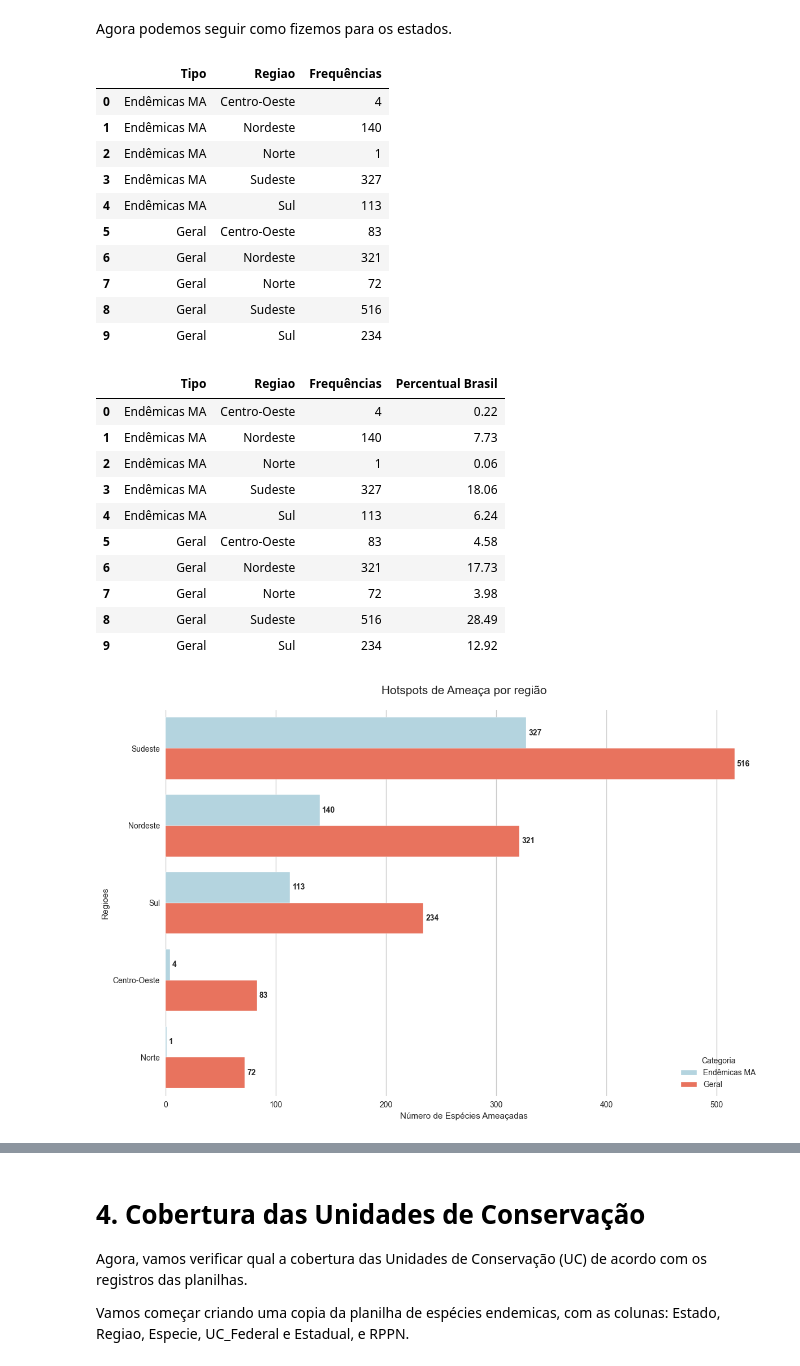
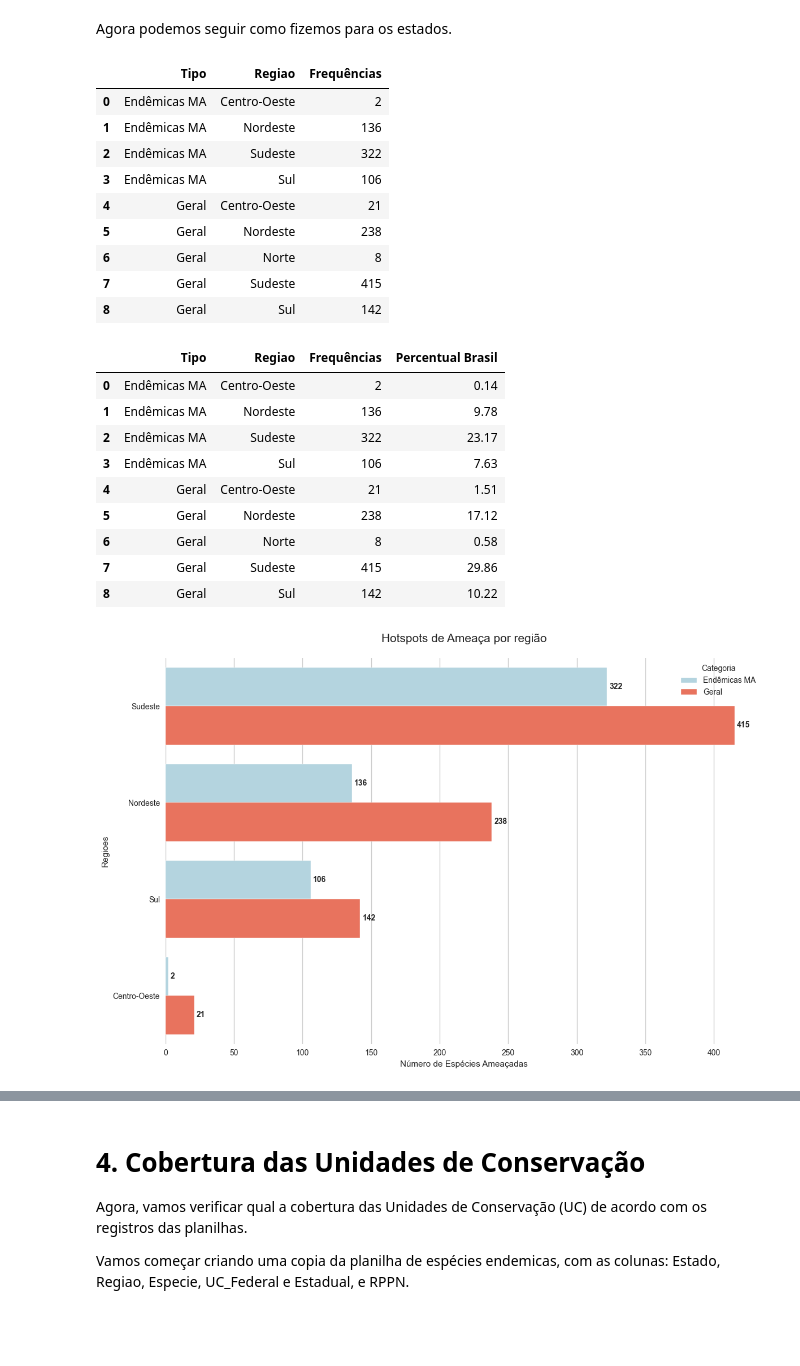
Before and after one commit to Carrascofs/analise-biodiversidade-mata-atlantica, a Jupyter notebook: notebooks/01_limpeza_e_exploracao.ipynb, the cells around one changed output, grey strips where cells are left out. Saved outputs shown, nothing was run; the diff lists cells and outputs as text; code cells hidden in the pictures; blank space fills up the shorter version.

Commit message:
Mexi na parte quatro, preciso só descrever os resultados e dar um panorama geral de tudo que foi feito e descoberto com essa análise exploratória.

```diff
--- a/notebooks/01_limpeza_e_exploracao.ipynb
+++ b/notebooks/01_limpeza_e_exploracao.ipynb
@@ -607,6 +634,9 @@ E quando avaliamos por categoria de ameaça, vemos que esse grupo tem um percent
 Aqui, vamos descobrir de forma genérica quais os lugares com mais espécies ameaçadas. Vamos utilizar a planilha já filtrada somente com as espécies dos grupos mais vulneráveis.
 
 Começamos utilizando os estados.
+# %%
+# Criamos um novo subconjunto somente com espécies endêmicas ameaçadas
+df_endem_br = df_endem_ameaçadas[df_endem_ameaçadas['Endemica_Brasil'] == 'Sim']
 # %%
 # Separamos as freqências de espécies por estados e geramos uma planilha nova.
 # A nova planilha estará organizada em ordem decrescente dos valores de frequência.
@@ -633,7 +663,7 @@ estados_filtr
  Como há registros que contemplam mais de um estado, vamos explodir os mesmos e ter mais de uma linha para cada estado que a espécie ocorre. Assim, temos uma análise mais representativa da presença das espécies em cada estado.
 # %%
 #criamos uma copia da planilha de espécies endemicas e filtradas para explodir os estados
-estados_explod  = df_endem_filtr['Estado'].copy().to_frame()
+estados_explod  = df_endem_br['Estado'].copy().to_frame()
 
 #filtramos os valores nulos e vazios antes de processar
 estados_explod = estados_explod[estados_explod['Estado'].notna()]  # Remove NaN
@@ -750,7 +783,9 @@ Text(0, 0.5, 'Estado')
 # %% [markdown]
 Faremos o mesmo, mas considerando somente as espécies endêmicas da MA.
 # %%
-estados_explod_MA  = df_MA_endem_filtr['Estado'].copy().to_frame()
+df_endem_MA = df_endem_ameaçadas_MA[df_endem_ameaçadas_MA['Endemica_Brasil'] == 'Sim']
+
+estados_explod_MA  = df_endem_MA['Estado'].copy().to_frame()
 
 
 estados_explod_MA = estados_explod_MA[estados_explod_MA['Estado'].notna()]  # Remove NaN
@@ -862,9 +899,11 @@ Agora vamos fazer uma análise por região geográficas. E vamos repetir os mesm
 # %%
 #criamos uma copia da planilha de espécies endemicas e filtradas para explodir os estados
-regioes_explod = df_endem_filtr[['Especie','Regiao']].copy()
+regioes_explod = df_endem_br[['Especie','Regiao']].copy()
 regioes_explod['Tipo'] = 'Geral'
 
-regioes_explod_MA = df_MA_endem_filtr[['Especie','Regiao']].copy()
+regioes_explod_MA = df_endem_MA[['Especie','Regiao']].copy()
 regioes_explod_MA['Tipo'] = 'Endêmicas MA'
 
 df_comparativo_regioes= pd.concat([regioes_explod, regioes_explod_MA])
+
+df_comparativo_regioes
@@ -894,71 +949,66 @@ df_comparativo_regioes
 # %% [markdown]
 Agora podemos seguir como fizemos para os estados.
 # %%
-# Removemos Nan e vazios de processar
-df_comparativo_regioes = df_comparativo_regioes[df_comparativo_regioes['Regiao'].notna()]  # Remove NaN
-df_comparativo_regioes = df_comparativo_regioes[df_comparativo_regioes['Regiao'] != '']    # Remove vazios
-
 # geramos as tabelas com os valores de frequência
 regioes_filtr = df_comparativo_regioes.groupby(['Tipo', 'Regiao'])['Especie'].nunique().reset_index(name='Frequências')
 regioes_filtr
 # %% [output]
 |  | Tipo | Regiao | Frequências |
-| 0 | Endêmicas MA | Centro-Oeste | 4 |
-| 1 | Endêmicas MA | Nordeste | 140 |
-| 2 | Endêmicas MA | Norte | 1 |
-| 3 | Endêmicas MA | Sudeste | 327 |
-| 4 | Endêmicas MA | Sul | 113 |
-| 5 | Geral | Centro-Oeste | 83 |
-| 6 | Geral | Nordeste | 321 |
-| 7 | Geral | Norte | 72 |
-| 8 | Geral | Sudeste | 516 |
-| 9 | Geral | Sul | 234 |
+| 0 | Endêmicas MA | Centro-Oeste | 2 |
+| 1 | Endêmicas MA | Nordeste | 136 |
+| 2 | Endêmicas MA | Sudeste | 322 |
+| 3 | Endêmicas MA | Sul | 106 |
+| 4 | Geral | Centro-Oeste | 21 |
+| 5 | Geral | Nordeste | 238 |
+| 6 | Geral | Norte | 8 |
+| 7 | Geral | Sudeste | 415 |
+| 8 | Geral | Sul | 142 |
 # %%
 # Em seguida adicionamos uma nova coluna com o percentual relativo ao Brasil todo.
 # Então separamos somente as cinco regiões com maores valores
 
 regioes_filtr["Percentual Brasil"] = ((regioes_filtr["Frequências"] / regioes_filtr["Frequências"].sum()) * 100).round(2)
-regioes_top = regioes_filtr
-regioes_top
+regioes_filtr
 # %% [output]
 |  | Tipo | Regiao | Frequências | Percentual Brasil |
-| 0 | Endêmicas MA | Centro-Oeste | 4 | 0.22 |
-| 1 | Endêmicas MA | Nordeste | 140 | 7.73 |
-| 2 | Endêmicas MA | Norte | 1 | 0.06 |
-| 3 | Endêmicas MA | Sudeste | 327 | 18.06 |
-| 4 | Endêmicas MA | Sul | 113 | 6.24 |
-| 5 | Geral | Centro-Oeste | 83 | 4.58 |
-| 6 | Geral | Nordeste | 321 | 17.73 |
-| 7 | Geral | Norte | 72 | 3.98 |
-| 8 | Geral | Sudeste | 516 | 28.49 |
-| 9 | Geral | Sul | 234 | 12.92 |
+| 0 | Endêmicas MA | Centro-Oeste | 2 | 0.14 |
+| 1 | Endêmicas MA | Nordeste | 136 | 9.78 |
+| 2 | Endêmicas MA | Sudeste | 322 | 23.17 |
+| 3 | Endêmicas MA | Sul | 106 | 7.63 |
+| 4 | Geral | Centro-Oeste | 21 | 1.51 |
+| 5 | Geral | Nordeste | 238 | 17.12 |
+| 6 | Geral | Norte | 8 | 0.58 |
+| 7 | Geral | Sudeste | 415 | 29.86 |
+| 8 | Geral | Sul | 142 | 10.22 |
 # %%
 ordem_regioes = regioes_filtr[regioes_filtr['Tipo'] == 'Endêmicas MA'].sort_values('Frequências', ascending=False)['Regiao'].tolist()
 
 plt.figure(figsize=(12, 8))
 
 ax = sns.barplot(
-    data=regioes_top,
+    data=regioes_filtr,
     y='Regiao',
     x='Frequências',
     hue='Tipo',
     palette=['#ADD8E6', '#FF6347'],
     order=ordem_regioes
 )
 
 
 for container in ax.containers:
     ax.bar_label(container, padding=3, fontsize=10, fontweight='bold')
 
 plt.title('Hotspots de Ameaça por região', fontsize=15, pad=20)
 plt.xlabel('Número de Espécies Ameaçadas')
 plt.ylabel('Regioes')
 plt.legend(title='Categoria')
 plt.tight_layout()
 
+plt.savefig(IMG_DIR / 'Hotspot de ameaça por região.png', dpi=300, bbox_inches='tight')
+
 plt.show()
 # %% [output]
-[figure, old version]
+[figure, new version]
 # %% [markdown]
 # Resultado
 
```
Also changed, not shown: parts of 53 cells of this notebook, 20 other files.
